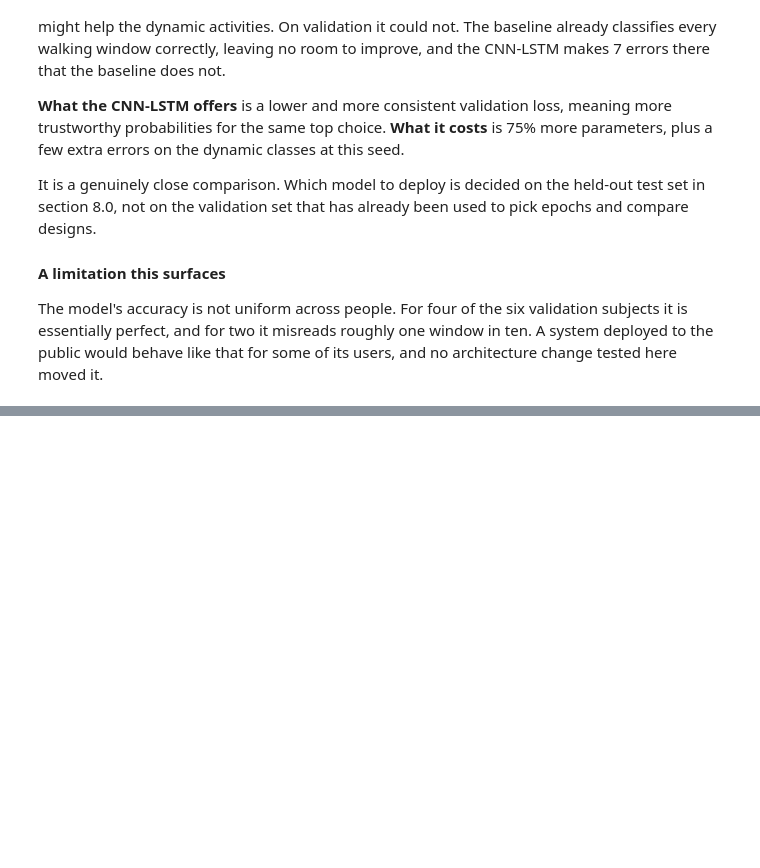
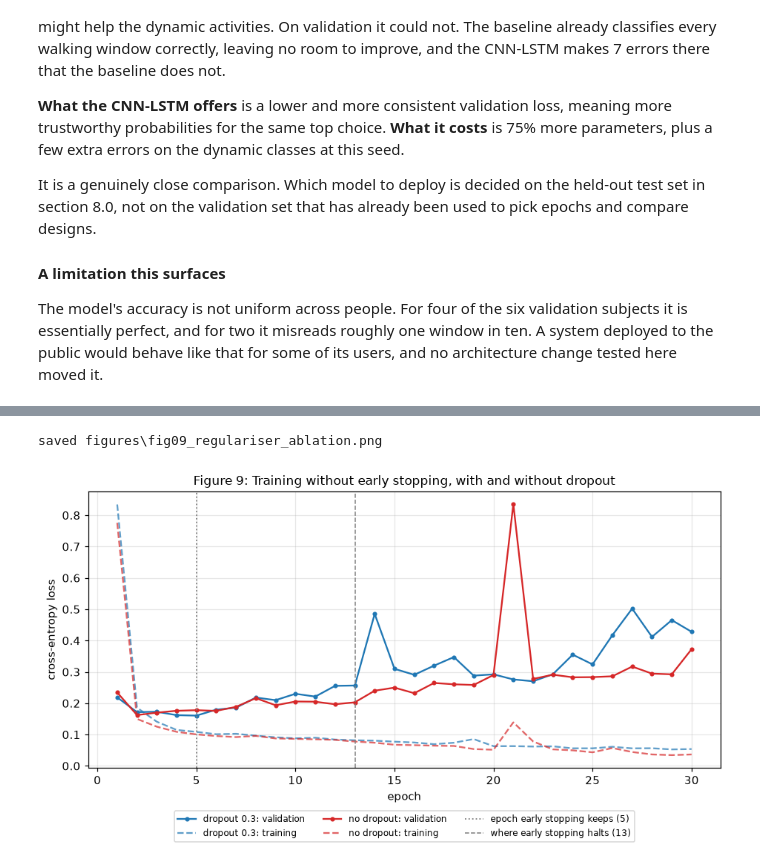
Before and after one commit to Kha73k/IT8414-GroupProject, a Jupyter notebook: IT8414_HAR.ipynb, the cells around one changed output, grey strips where cells are left out. Drawn from its saved outputs; the diff is of its cells as text; code cells hidden in the pictures; blank space fills up the shorter version.

```diff
--- a/IT8414_HAR.ipynb
+++ b/IT8414_HAR.ipynb
@@ -2059,0 +2328,26 @@ some of its users, and no architecture change tested here moved it.
+# %%
+# author: Khalifa Alhashel
+_, no_es_history = run_experiment({"patience": CONFIG["epochs"]})
+_, no_reg_history = run_experiment({"patience": CONFIG["epochs"], "dropout": 0.0})
+
+n = len(baseline_history["val_loss"])
+assert np.allclose(no_es_history["val_loss"][:n], baseline_history["val_loss"])
+print(f"first {n} epochs identical to the section 5.2 run: True\n")
+
+ablation = pd.DataFrame([
+    {"setting": "dropout 0.3 + early stopping (5.2)",
+     "best epoch": baseline_history["best_epoch"],
+     "val loss kept": best(baseline_history)[0], "val acc kept": best(baseline_history)[1],
+     "train loss kept": baseline_history["train_loss"][baseline_history["best_epoch"] - 1]},
+    {"setting": "dropout 0.3, no early stopping",
+     "best epoch": no_es_history["best_epoch"],
+     "val loss kept": no_es_history["val_loss"][-1], "val acc kept": no_es_history["val_acc"][-1],
+     "train loss kept": no_es_history["train_loss"][-1]},
+    {"setting": "no dropout, no early stopping",
+     "best epoch": no_reg_history["best_epoch"],
+     "val loss kept": no_reg_history["val_loss"][-1], "val acc kept": no_reg_history["val_acc"][-1],
+     "train loss kept": no_reg_history["train_loss"][-1]},
+])
+print(ablation.round(4).to_string(index=False))
+print("\n'kept' = the weights you end up with: the best epoch with early stopping, "
+      "the last epoch (30) without it.")
@@ -2059,0 +2363,21 @@ some of its users, and no architecture change tested here moved it.
+# %%
+# author: Khalifa Alhashel
+fig, ax = plt.subplots(figsize=(10, 4.4))
+for history, label, color in ((no_es_history, "dropout 0.3", "C0"),
+                              (no_reg_history, "no dropout", "C3")):
+    epochs = np.arange(1, len(history["val_loss"]) + 1)
+    ax.plot(epochs, history["val_loss"], "o-", ms=3, color=color, label=f"{label}: validation")
+    ax.plot(epochs, history["train_loss"], "--", color=color, alpha=0.7, label=f"{label}: training")
+ax.axvline(baseline_history["best_epoch"], color="grey", ls=":", lw=1.2,
+           label=f"epoch early stopping keeps ({baseline_history['best_epoch']})")
+ax.axvline(len(baseline_history["val_loss"]), color="grey", ls="--", lw=1,
+           label=f"where early stopping halts ({len(baseline_history['val_loss'])})")
+ax.set_xlabel("epoch")
+ax.set_ylabel("cross-entropy loss")
+ax.set_title("Figure 9: Training without early stopping, with and without dropout")
+ax.legend(fontsize=8, ncol=3, loc="upper center", bbox_to_anchor=(0.5, -0.14))
+savefig(fig, 9, "regulariser_ablation")
+plt.show()
+# %% [output]
+saved figures\fig09_regulariser_ablation.png
+[figure, added]
```
Also changed, not shown: parts of 33 cells of this notebook, 2 other files.
